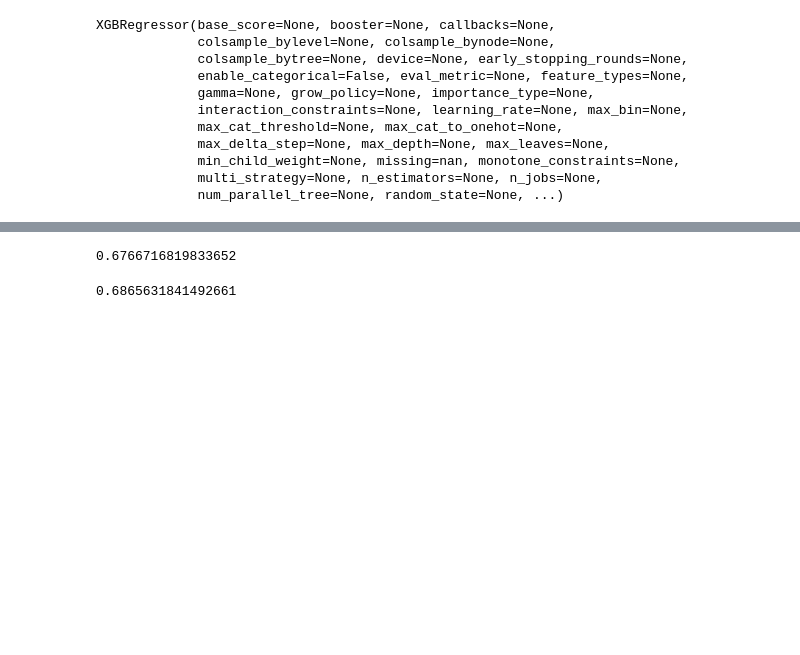
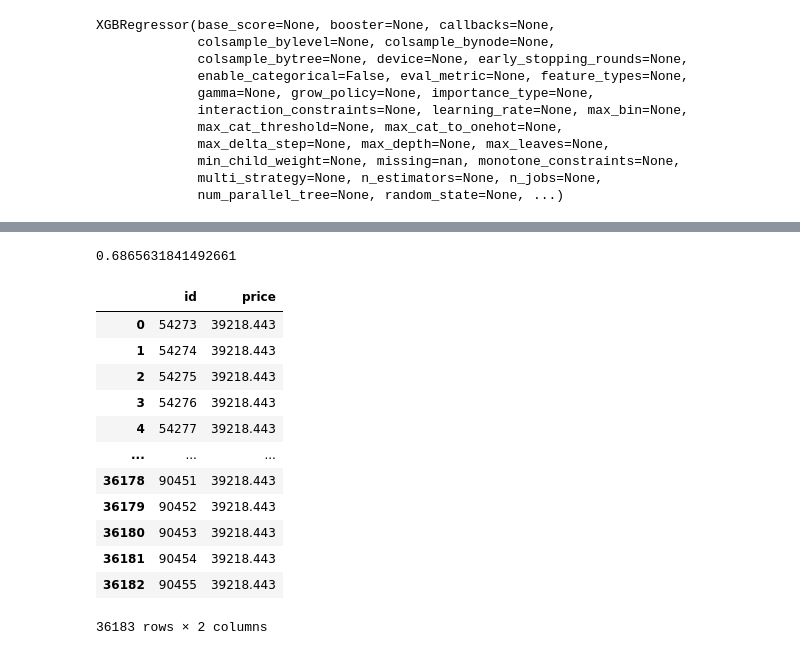
Before and after one commit to SketchyCarrot/KaglleX_Cohort_4, a Jupyter notebook: main2.ipynb, the cells around one changed output, grey strips where cells are left out. Drawn from its saved outputs; the diff is of its cells as text; code cells hidden in the pictures; blank space fills up the shorter version.

```diff
--- a/main2.ipynb
+++ b/main2.ipynb
@@ -300,4 +308,0 @@ score2
-# %%
-score3
-# %% [output]
-0.6766716819833652
@@ -307,0 +319,16 @@ score4
+# %%
+sub
+# %% [output]
+|  | id | price |
+| 0 | 54273 | 39218.443 |
+| 1 | 54274 | 39218.443 |
+| 2 | 54275 | 39218.443 |
+| 3 | 54276 | 39218.443 |
+| 4 | 54277 | 39218.443 |
+| ... | ... | ... |
+| 36178 | 90451 | 39218.443 |
+| 36179 | 90452 | 39218.443 |
+| 36180 | 90453 | 39218.443 |
+| 36181 | 90454 | 39218.443 |
+| 36182 | 90455 | 39218.443 |
+36183 rows × 2 columns
```
Also changed, not shown: parts of 18 cells of this notebook, 2 other files.
